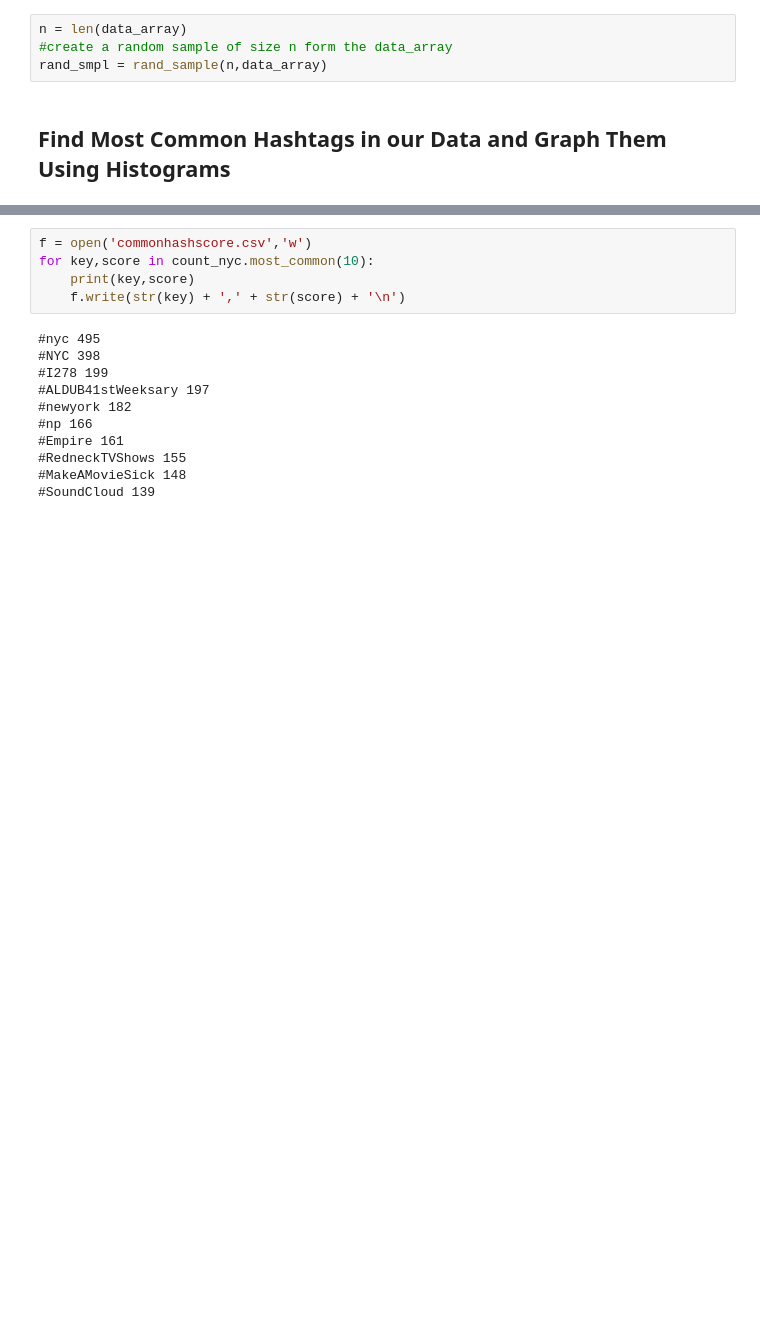
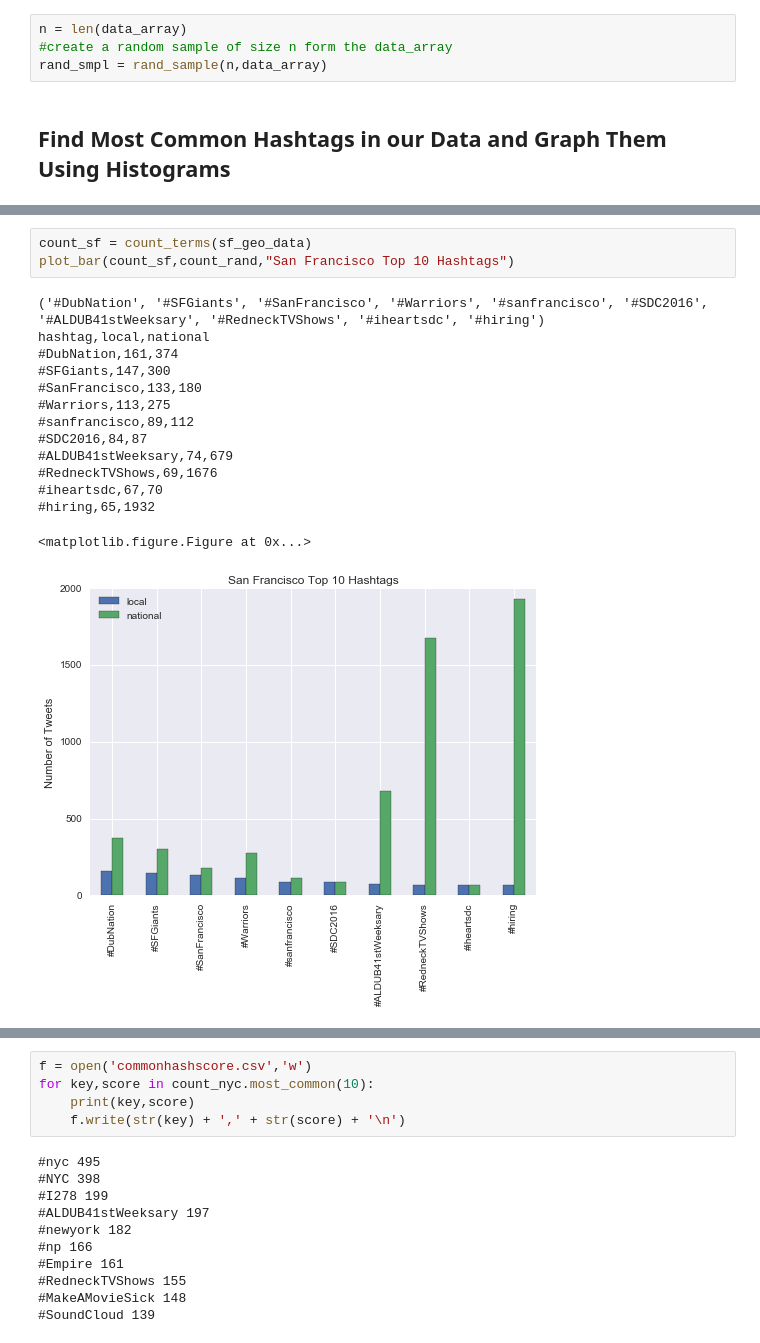
Before and after one commit to calvinytong/english2_twitter_analysis, a Jupyter notebook: Analysis.ipynb, the cells around one changed output, grey strips where cells are left out. Drawn from its saved outputs; the diff is of its cells as text; blank space fills up the shorter version.

```diff
--- a/Analysis.ipynb
+++ b/Analysis.ipynb
@@ -422,0 +433,18 @@ plot_bar(count_nyc.most_common(10))
+# %%
+count_sf = count_terms(sf_geo_data)
+plot_bar(count_sf,count_rand,"San Francisco Top 10 Hashtags")
+# %% [output]
+('#DubNation', '#SFGiants', '#SanFrancisco', '#Warriors', '#sanfrancisco', '#SDC2016', '#ALDUB41stWeeksary', '#RedneckTVShows', '#iheartsdc', '#hiring')
+hashtag,local,national
+#DubNation,161,374
+#SFGiants,147,300
+#SanFrancisco,133,180
+#Warriors,113,275
+#sanfrancisco,89,112
+#SDC2016,84,87
+#ALDUB41stWeeksary,74,679
+#RedneckTVShows,69,1676
+#iheartsdc,67,70
+#hiring,65,1932
+<matplotlib.figure.Figure at 0x...>
+[figure, added]
```
Also changed, not shown: parts of 21 cells of this notebook, 1 other file.
